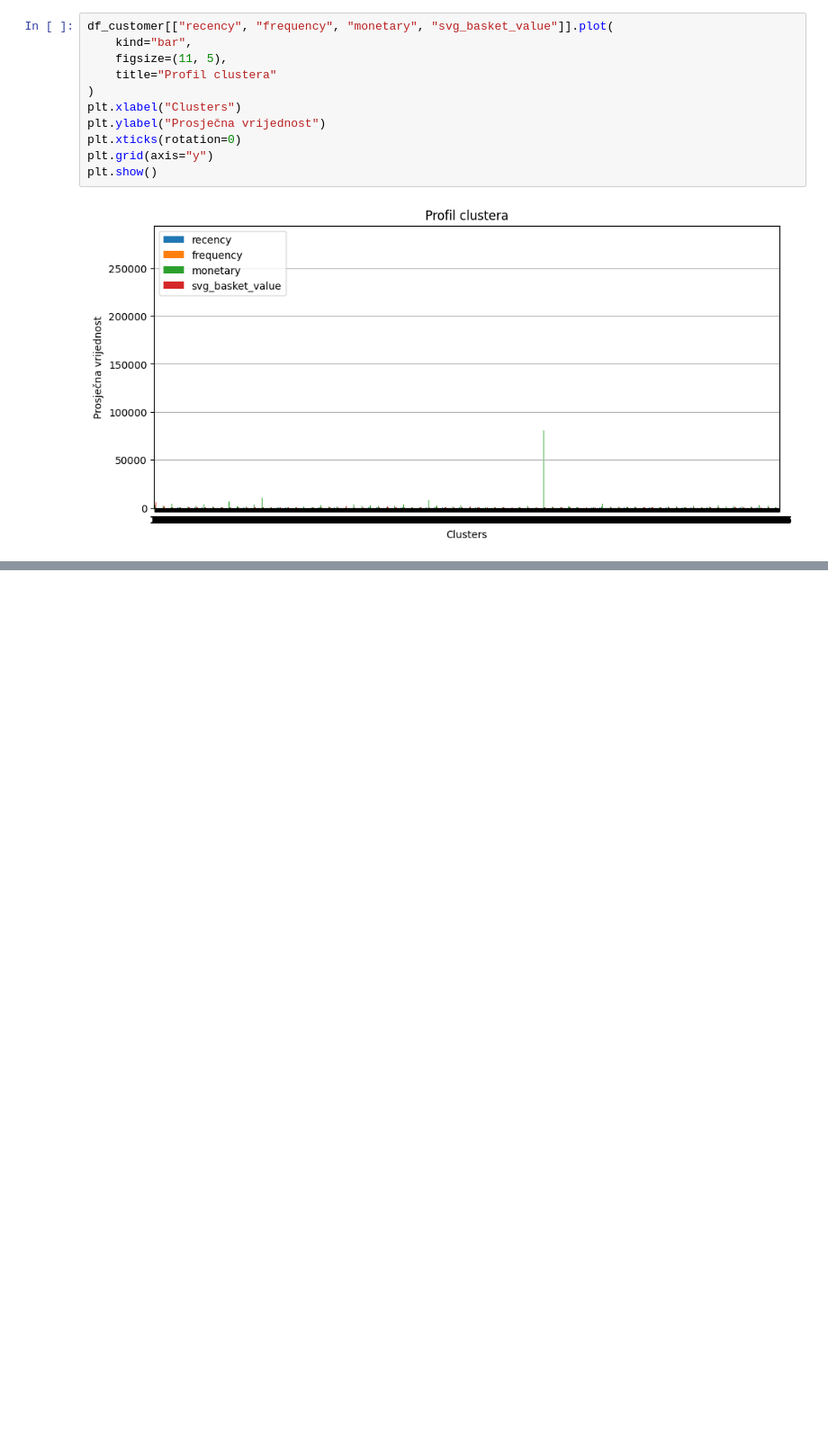
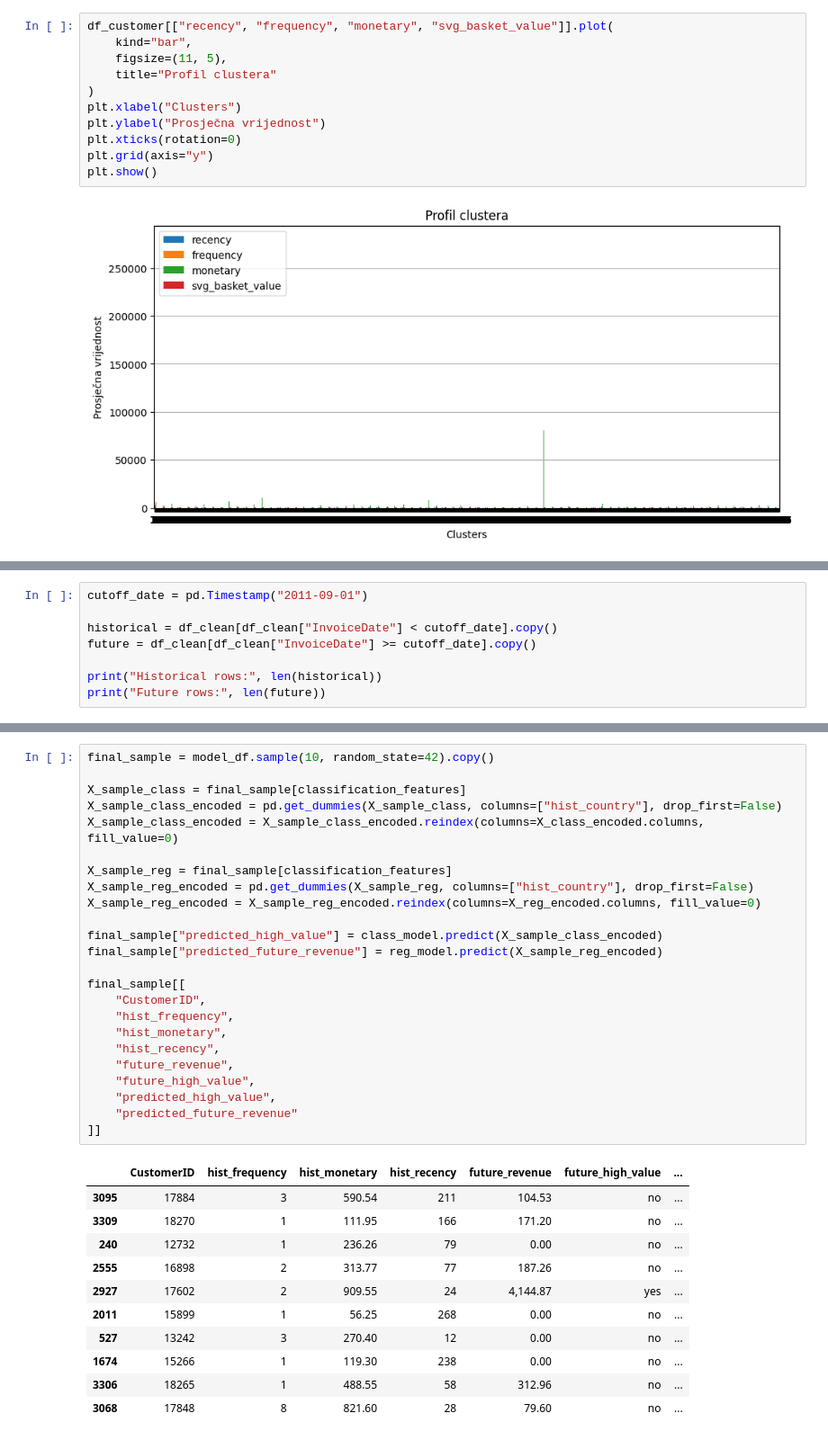
Before and after one commit to python-developer-algebra-klujic/pyds-ponavljanje, a Jupyter notebook: Final project - Online Retail Store.ipynb, the cells around one changed output, grey strips where cells are left out. Shown at 90% size. Cells and saved outputs as stored; diff of their text form; blank space fills up the shorter version.

```diff
--- a/Final project - Online Retail Store.ipynb
+++ b/Final project - Online Retail Store.ipynb
@@ -483,0 +486,8 @@ plt.show()
+# %%
+cutoff_date = pd.Timestamp("2011-09-01")
+
+historical = df_clean[df_clean["InvoiceDate"] < cutoff_date].copy()
+future = df_clean[df_clean["InvoiceDate"] >= cutoff_date].copy()
+
+print("Historical rows:", len(historical))
+print("Future rows:", len(future))
@@ -483,0 +671,36 @@ plt.show()
+# %%
+final_sample = model_df.sample(10, random_state=42).copy()
+
+X_sample_class = final_sample[classification_features]
+X_sample_class_encoded = pd.get_dummies(X_sample_class, columns=["hist_country"], drop_first=False)
+X_sample_class_encoded = X_sample_class_encoded.reindex(columns=X_class_encoded.columns, fill_value=0)
+
+X_sample_reg = final_sample[classification_features]
+X_sample_reg_encoded = pd.get_dummies(X_sample_reg, columns=["hist_country"], drop_first=False)
+X_sample_reg_encoded = X_sample_reg_encoded.reindex(columns=X_reg_encoded.columns, fill_value=0)
+
+final_sample["predicted_high_value"] = class_model.predict(X_sample_class_encoded)
+final_sample["predicted_future_revenue"] = reg_model.predict(X_sample_reg_encoded)
+
+final_sample[[
+    "CustomerID",
+    "hist_frequency",
+    "hist_monetary",
+    "hist_recency",
+    "future_revenue",
+    "future_high_value",
+    "predicted_high_value",
+    "predicted_future_revenue"
+]]
+# %% [output]
+|  | CustomerID | hist_frequency | hist_monetary | hist_recency | future_revenue | future_high_value | ... |
+| 3095 | 17884 | 3 | 590.54 | 211 | 104.53 | no | ... |
+| 3309 | 18270 | 1 | 111.95 | 166 | 171.20 | no | ... |
+| 240 | 12732 | 1 | 236.26 | 79 | 0.00 | no | ... |
+| 2555 | 16898 | 2 | 313.77 | 77 | 187.26 | no | ... |
+| 2927 | 17602 | 2 | 909.55 | 24 | 4,144.87 | yes | ... |
+| 2011 | 15899 | 1 | 56.25 | 268 | 0.00 | no | ... |
+| 527 | 13242 | 3 | 270.40 | 12 | 0.00 | no | ... |
+| 1674 | 15266 | 1 | 119.30 | 238 | 0.00 | no | ... |
+| 3306 | 18265 | 1 | 488.55 | 58 | 312.96 | no | ... |
+| 3068 | 17848 | 8 | 821.60 | 28 | 79.60 | no | ... |
```
Also changed, not shown: parts of 13 cells of this notebook.
